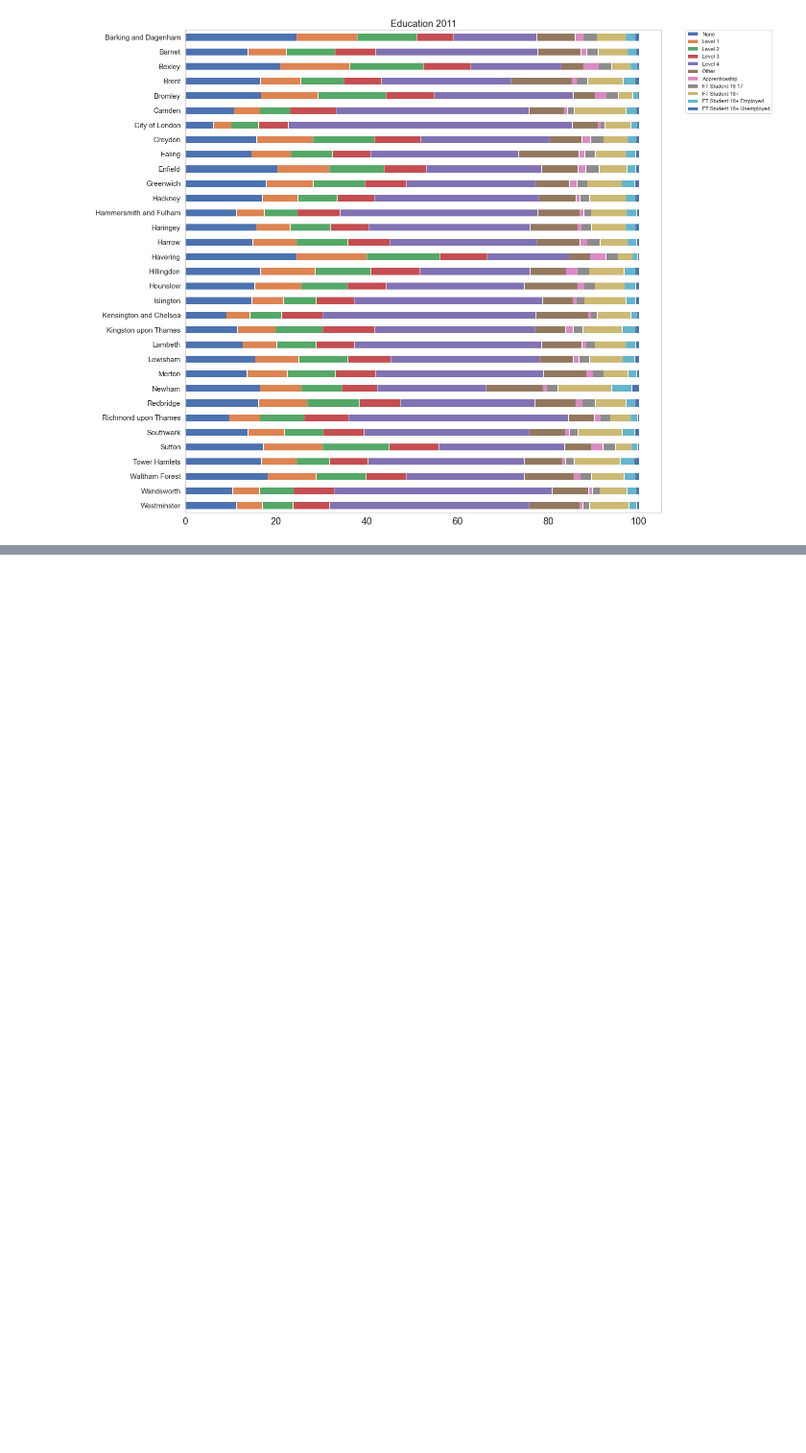
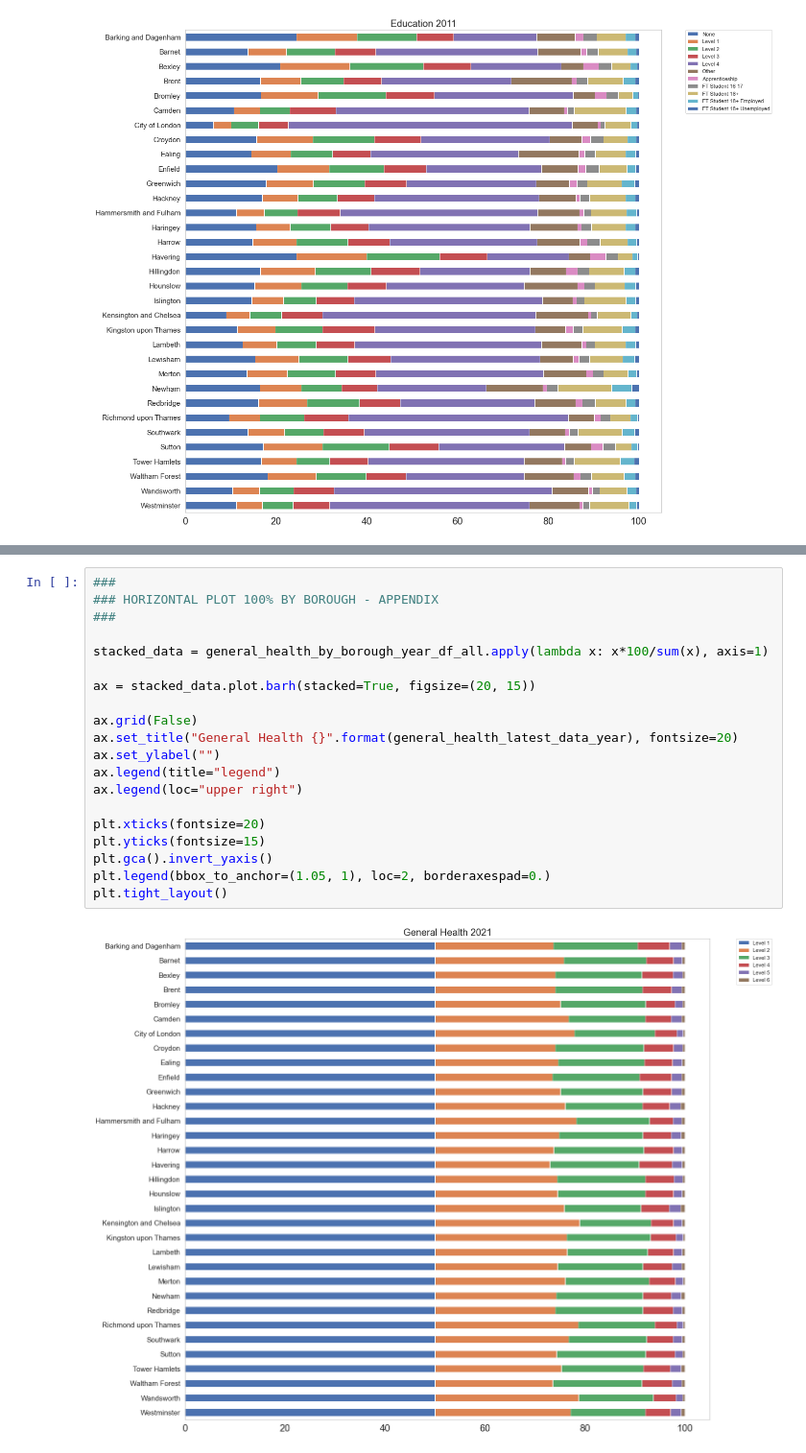
Before and after one commit to neal-bamford/sd-map-streamlit, a Jupyter notebook: SD_Map_Dev.ipynb, the cells around one changed output, grey strips where cells are left out. Shown at 96% size. Drawn from its saved outputs; the diff is of its cells as text; blank space fills up the shorter version.

```diff
--- a/SD_Map_Dev.ipynb
+++ b/SD_Map_Dev.ipynb
@@ -1107,0 +1269,22 @@ plt.tight_layout()
+# %%
+###
+### HORIZONTAL PLOT 100% BY BOROUGH - APPENDIX
+###
+
+stacked_data = general_health_by_borough_year_df_all.apply(lambda x: x*100/sum(x), axis=1)
+
+ax = stacked_data.plot.barh(stacked=True, figsize=(20, 15))
+
+ax.grid(False)
+ax.set_title("General Health {}".format(general_health_latest_data_year), fontsize=20)
+ax.set_ylabel("")
+ax.legend(title="legend")
+ax.legend(loc="upper right")
+
+plt.xticks(fontsize=20)
+plt.yticks(fontsize=15)
+plt.gca().invert_yaxis()
+plt.legend(bbox_to_anchor=(1.05, 1), loc=2, borderaxespad=0.)
+plt.tight_layout()
+# %% [output]
+[figure, added]
```
Also changed, not shown: parts of 12 cells of this notebook, 10 other files.
